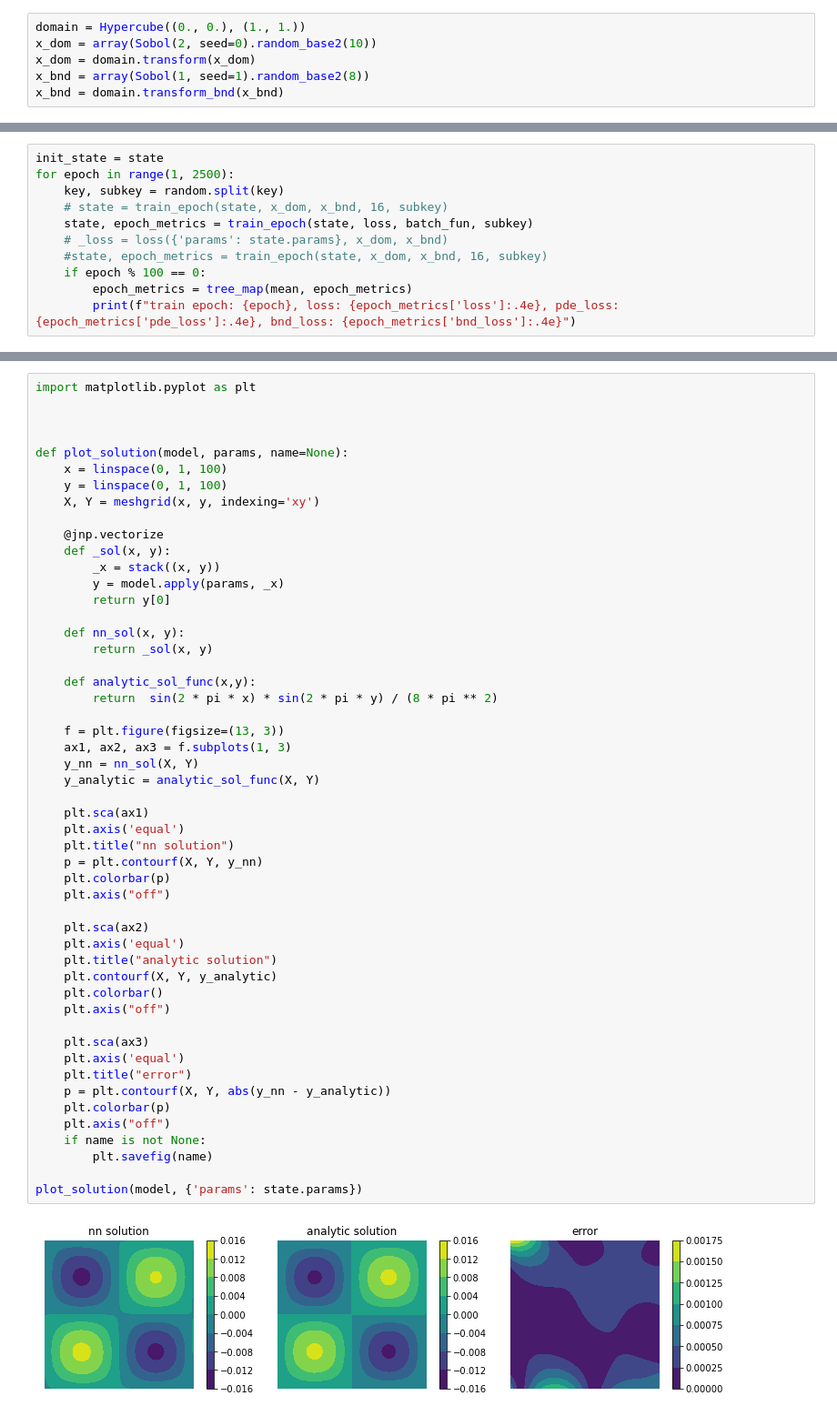
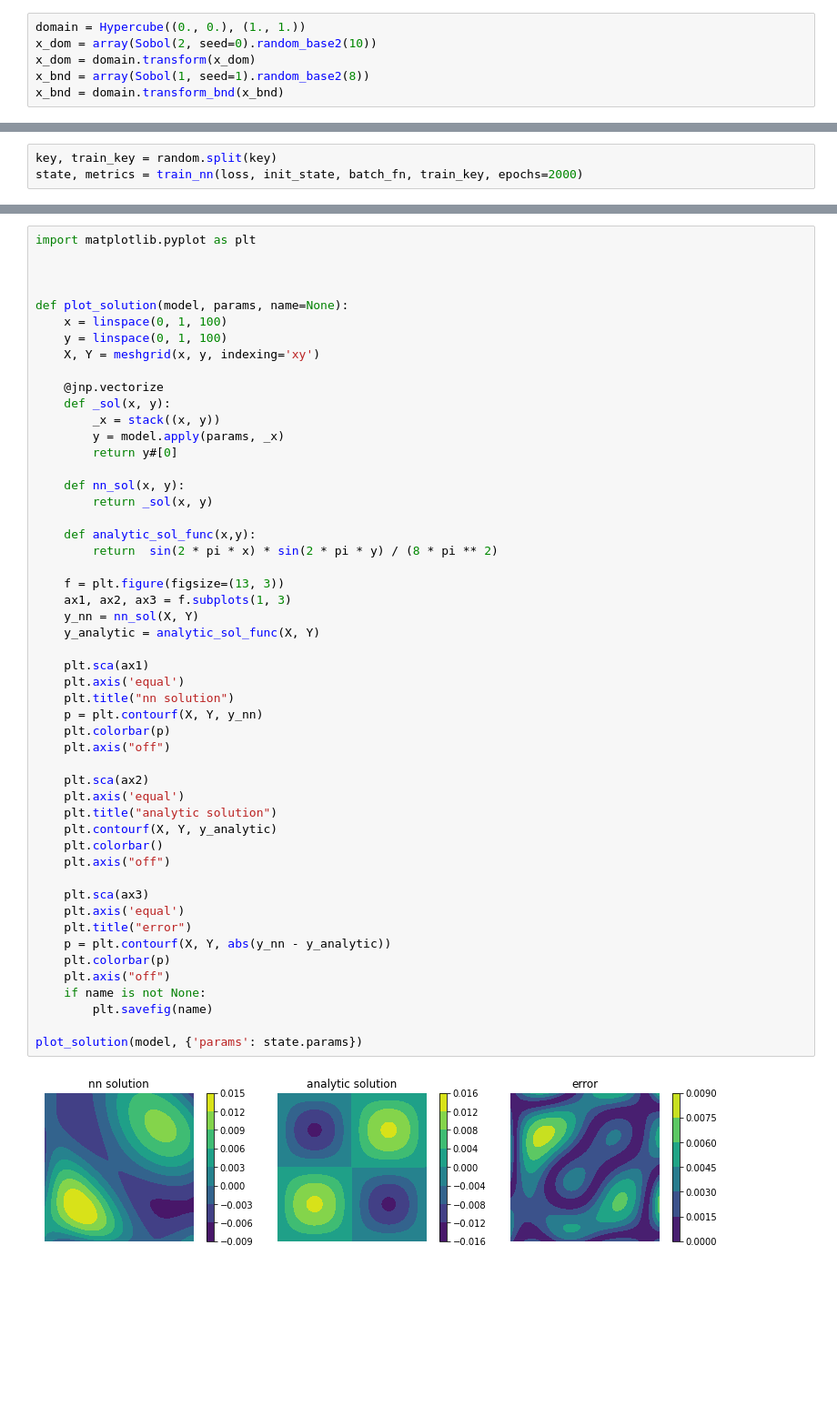
Before and after one commit to schaffer9/MagPI, a Jupyter notebook: examples/poisson.ipynb, the cells around one changed output, grey strips where cells are left out. Shown at 91% size. Saved outputs shown, nothing was run; the diff lists cells and outputs as text; blank space fills up the shorter version.

```diff
--- a/examples/poisson.ipynb
+++ b/examples/poisson.ipynb
@@ -112,14 +51,3 @@ def batch_fun(rng):
     perms_bnd = perms_bnd.reshape((batches, batch_size_bnd))
 
     return x_dom[perms_dom, :], x_bnd[perms_bnd, :]
-# %%
-init_state = state
-for epoch in range(1, 2500):
-    key, subkey = random.split(key)
-    # state = train_epoch(state, x_dom, x_bnd, 16, subkey)
-    state, epoch_metrics = train_epoch(state, loss, batch_fun, subkey)
-    # _loss = loss({'params': state.params}, x_dom, x_bnd)
-    #state, epoch_metrics = train_epoch(state, x_dom, x_bnd, 16, subkey)
-    if epoch % 100 == 0:
-        epoch_metrics = tree_map(mean, epoch_metrics)
-        print(f"train epoch: {epoch}, loss: {epoch_metrics['loss']:.4e}, pde_loss: {epoch_metrics['pde_loss']:.4e}, bnd_loss: {epoch_metrics['bnd_loss']:.4e}")
@@ -143,0 +54,3 @@ train epoch: 2400, loss: 1.6088e-04, pde_loss: 1.5858e-04, bnd_loss: 2.3005e-06
+# %%
+key, train_key = random.split(key)
+state, metrics = train_nn(loss, init_state, batch_fn, train_key, epochs=2000)
@@ -155,7 +72,7 @@ def plot_solution(model, params, name=None):
     def _sol(x, y):
         _x = stack((x, y))
         y = model.apply(params, _x)
-        return y[0]
+        return y#[0]
 
     def nn_sol(x, y):
         return _sol(x, y)
@@ -166,31 +83,31 @@ def plot_solution(model, params, name=None):
     f = plt.figure(figsize=(13, 3))
     ax1, ax2, ax3 = f.subplots(1, 3)
     y_nn = nn_sol(X, Y)
     y_analytic = analytic_sol_func(X, Y)
 
     plt.sca(ax1)
     plt.axis('equal')
     plt.title("nn solution")
     p = plt.contourf(X, Y, y_nn)
     plt.colorbar(p)
     plt.axis("off")
 
     plt.sca(ax2)
     plt.axis('equal')
     plt.title("analytic solution")
     plt.contourf(X, Y, y_analytic)
     plt.colorbar()
     plt.axis("off")
 
     plt.sca(ax3)
     plt.axis('equal')
     plt.title("error")
     p = plt.contourf(X, Y, abs(y_nn - y_analytic))
     plt.colorbar(p)
     plt.axis("off")
     if name is not None:
         plt.savefig(name)
 
 plot_solution(model, {'params': state.params})
 # %% [output]
-[figure, old version]
+[figure, new version]
```
Also changed, not shown: parts of 5 cells of this notebook, 11 other files.
